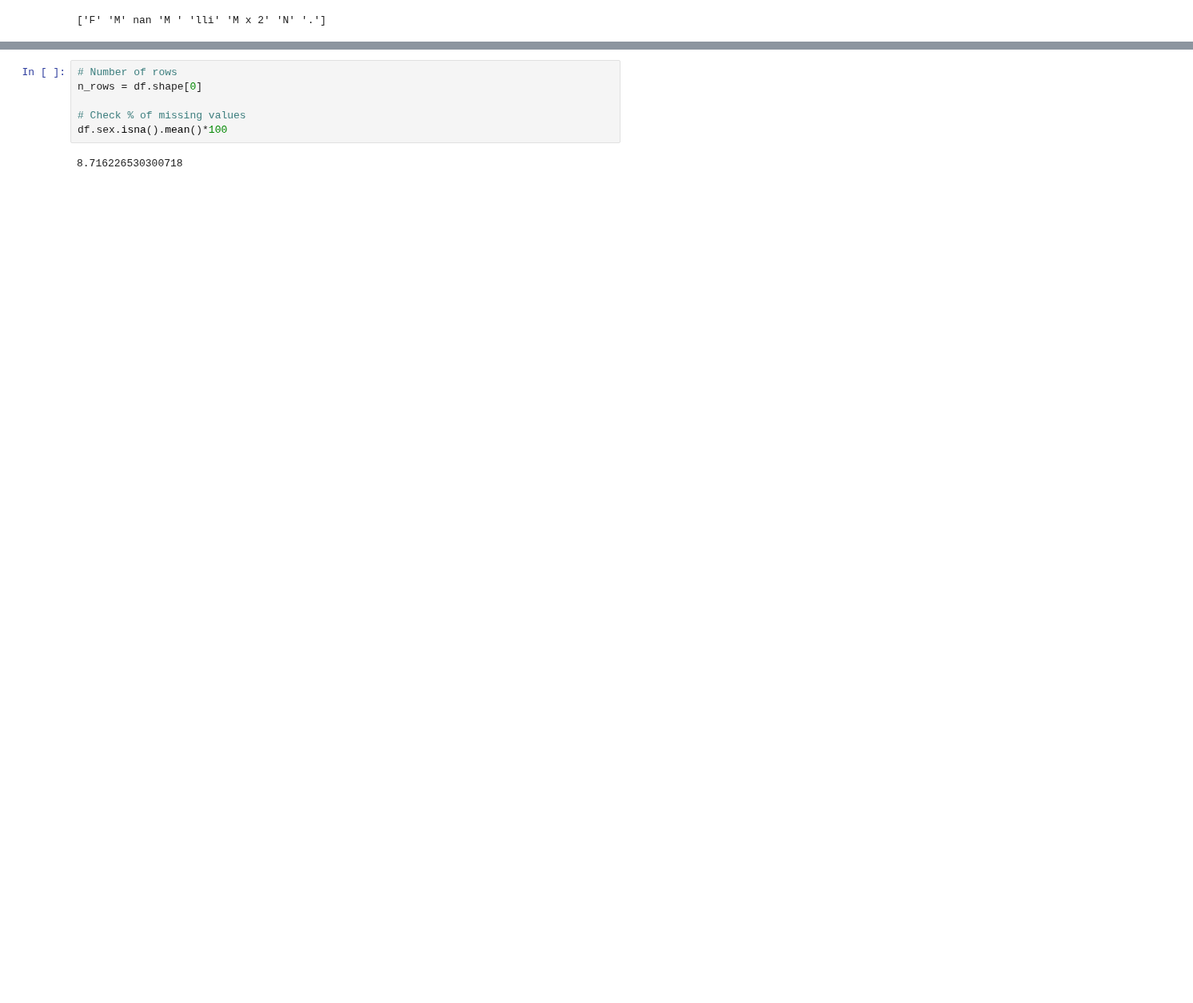
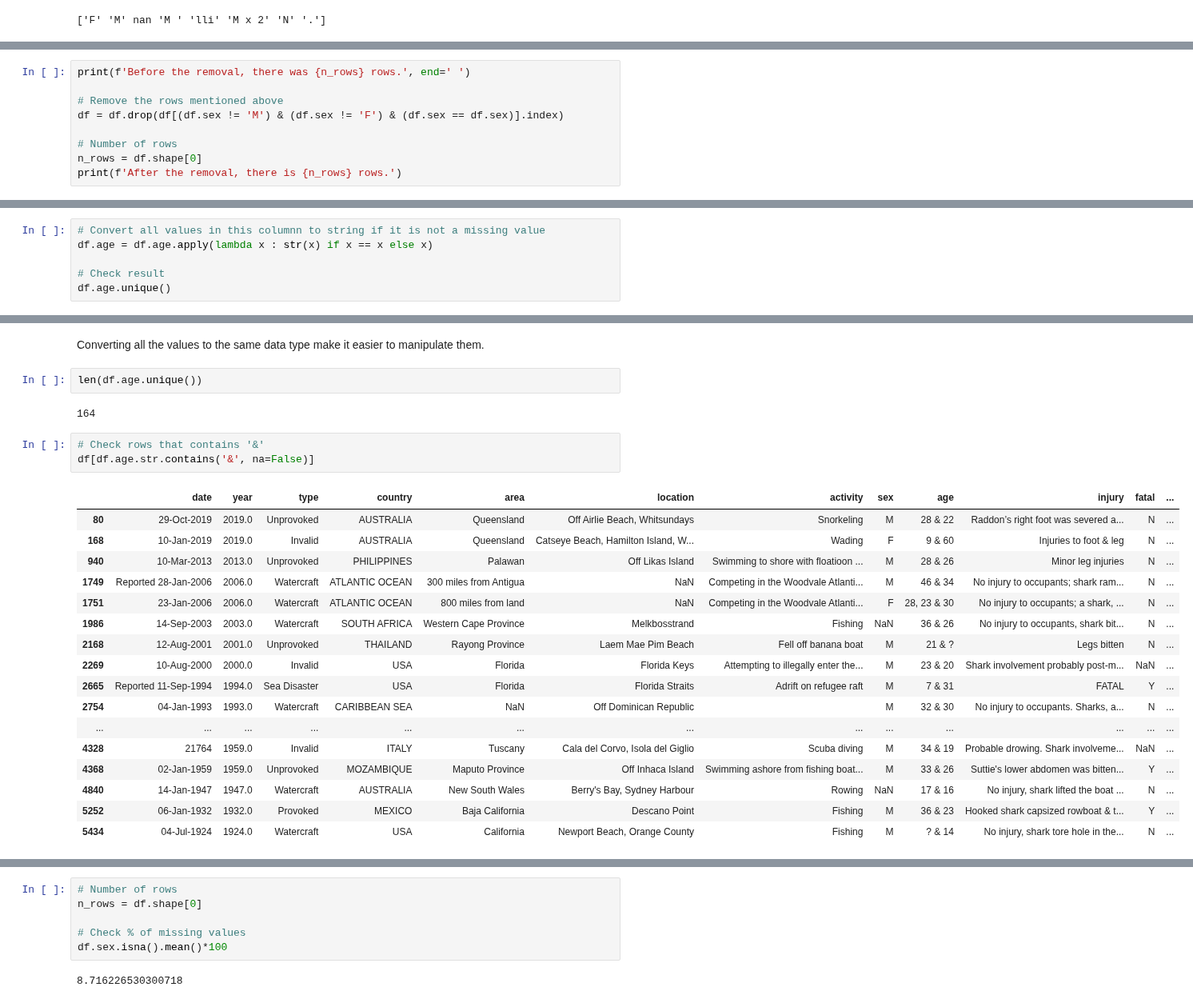
Before and after one commit to gabrielanakasato/ironhack-daft, a Jupyter notebook: proj/w03-project02/proj02-shark-attack.ipynb, the cells around one changed output, grey strips where cells are left out. Shown at 80% size. Saved outputs shown, nothing was run; the diff lists cells and outputs as text; blank space fills up the shorter version.

Commit message:
[daft-w03-d05][proj] Proj. 02 - Shark Attack: Refactoring p.04

```diff
--- a/proj/w03-project02/proj02-shark-attack.ipynb
+++ b/proj/w03-project02/proj02-shark-attack.ipynb
@@ -326,0 +311,9 @@ df[(df.sex != 'M') & (df.sex != 'F') & (df.sex == df.sex)]
+# %%
+print(f'Before the removal, there was {n_rows} rows.', end=' ')
+
+# Remove the rows mentioned above
+df = df.drop(df[(df.sex != 'M') & (df.sex != 'F') & (df.sex == df.sex)].index)
+
+# Number of rows
+n_rows = df.shape[0]
+print(f'After the removal, there is {n_rows} rows.')
@@ -326,0 +386,6 @@ df[(df.sex != 'M') & (df.sex != 'F') & (df.sex == df.sex)]
+# %%
+# Convert all values in this columnn to string if it is not a missing value
+df.age = df.age.apply(lambda x : str(x) if x == x else x)
+
+# Check result
+df.age.unique()
@@ -326,0 +410,27 @@ df[(df.sex != 'M') & (df.sex != 'F') & (df.sex == df.sex)]
+# %% [markdown]
+Converting all the values to the same data type make it easier to manipulate them.
+# %%
+len(df.age.unique())
+# %% [output]
+164
+# %%
+# Check rows that contains '&'
+df[df.age.str.contains('&', na=False)]
+# %% [output]
+|  | date | year | type | country | area | location | activity | sex | age | injury | fatal | ... |
+| 80 | 29-Oct-2019 | 2019.0 | Unprovoked | AUSTRALIA | Queensland | Off Airlie Beach, Whitsundays | Snorkeling | M | 28 & 22 | Raddon’s right foot was severed a... | N | ... |
+| 168 | 10-Jan-2019 | 2019.0 | Invalid | AUSTRALIA | Queensland | Catseye Beach, Hamilton Island, W... | Wading | F | 9 & 60 | Injuries to foot & leg | N | ... |
+| 940 | 10-Mar-2013 | 2013.0 | Unprovoked | PHILIPPINES | Palawan | Off Likas Island | Swimming to shore with floatioon ... | M | 28 & 26 | Minor leg injuries | N | ... |
+| 1749 | Reported 28-Jan-2006 | 2006.0 | Watercraft | ATLANTIC OCEAN | 300 miles from Antigua | NaN | Competing in the Woodvale Atlanti... | M | 46 & 34 | No injury to occupants; shark ram... | N | ... |
+| 1751 | 23-Jan-2006 | 2006.0 | Watercraft | ATLANTIC OCEAN | 800 miles from land | NaN | Competing in the Woodvale Atlanti... | F | 28, 23 & 30 | No injury to occupants; a shark, ... | N | ... |
+| 1986 | 14-Sep-2003 | 2003.0 | Watercraft | SOUTH AFRICA | Western Cape Province | Melkbosstrand | Fishing | NaN | 36 & 26 | No injury to occupants, shark bit... | N | ... |
+| 2168 | 12-Aug-2001 | 2001.0 | Unprovoked | THAILAND | Rayong Province | Laem Mae Pim Beach | Fell off banana boat | M | 21 & ? | Legs bitten | N | ... |
+| 2269 | 10-Aug-2000 | 2000.0 | Invalid | USA | Florida | Florida Keys | Attempting to illegally enter the... | M | 23 & 20 | Shark involvement probably post-m... | NaN | ... |
+| 2665 | Reported 11-Sep-1994 | 1994.0 | Sea Disaster | USA | Florida | Florida Straits | Adrift on refugee raft | M | 7 & 31 | FATAL | Y | ... |
+| 2754 | 04-Jan-1993 | 1993.0 | Watercraft | CARIBBEAN SEA | NaN | Off Dominican Republic |  | M | 32 & 30 | No injury to occupants. Sharks, a... | N | ... |
+| ... | ... | ... | ... | ... | ... | ... | ... | ... | ... | ... | ... | ... |
+| 4328 | 21764 | 1959.0 | Invalid | ITALY | Tuscany | Cala del Corvo, Isola del Giglio | Scuba diving | M | 34 & 19 | Probable drowing. Shark involveme... | NaN | ... |
+| 4368 | 02-Jan-1959 | 1959.0 | Unprovoked | MOZAMBIQUE | Maputo Province | Off Inhaca Island | Swimming ashore from fishing boat... | M | 33 & 26 | Suttie's lower abdomen was bitten... | Y | ... |
+| 4840 | 14-Jan-1947 | 1947.0 | Watercraft | AUSTRALIA | New South Wales | Berry's Bay, Sydney Harbour | Rowing | NaN | 17 & 16 | No injury, shark lifted the boat ... | N | ... |
+| 5252 | 06-Jan-1932 | 1932.0 | Provoked | MEXICO | Baja California | Descano Point | Fishing | M | 36 & 23 | Hooked shark capsized rowboat & t... | Y | ... |
+| 5434 | 04-Jul-1924 | 1924.0 | Watercraft | USA | California | Newport Beach, Orange County | Fishing | M | ? & 14 | No injury, shark tore hole in the... | N | ... |
```
Also changed, not shown: parts of 25 cells of this notebook.
